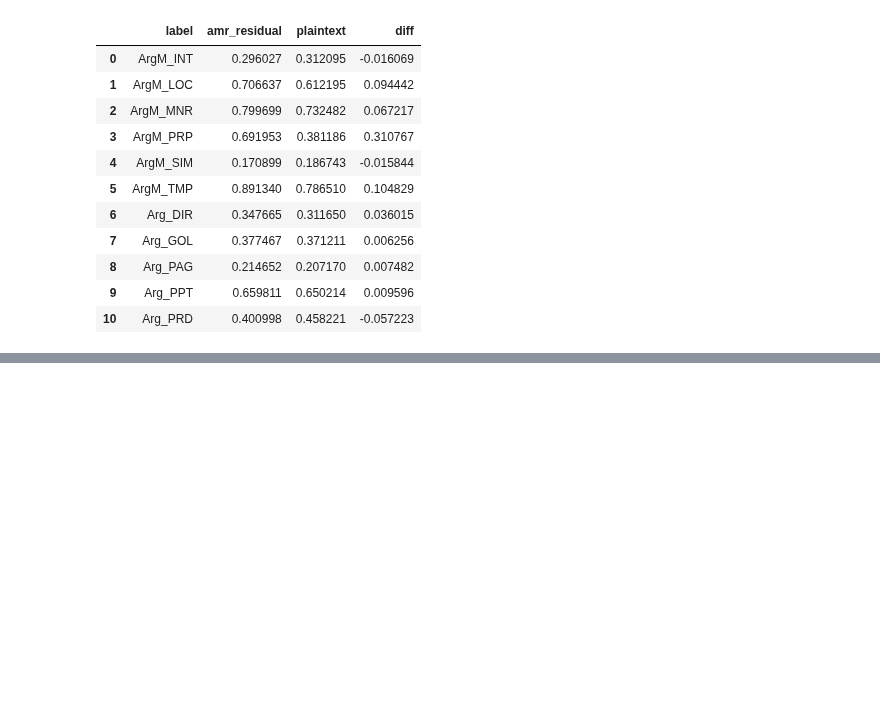
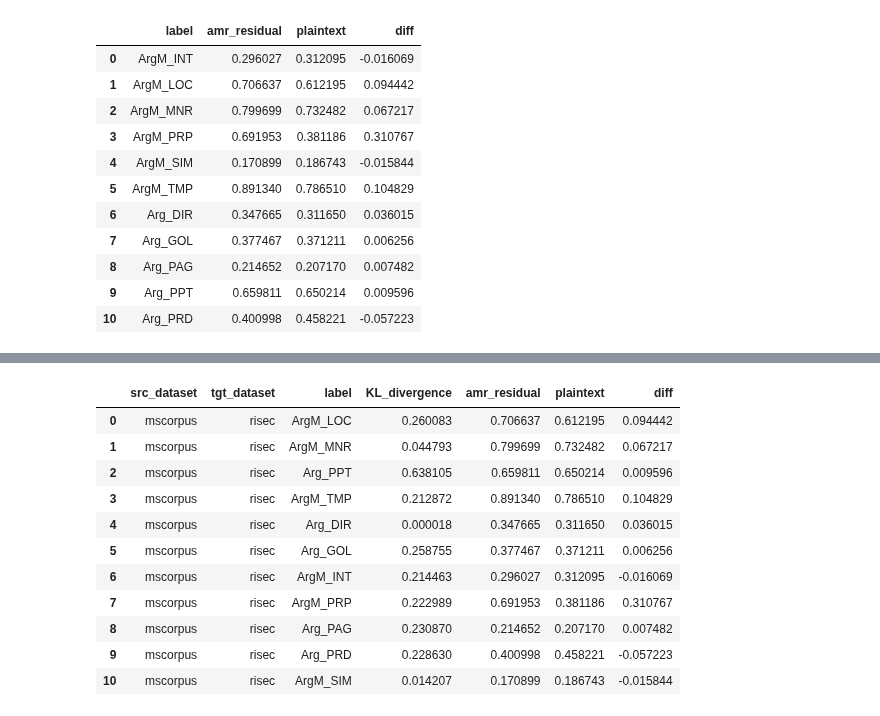
Before and after one commit to ShoRit/flow_graphs, a Jupyter notebook: code/analysis_notebooks/amr_correlation_analysis.ipynb, the cells around one changed output, grey strips where cells are left out. Cells and saved outputs as stored; diff of their text form; code cells hidden in the pictures; blank space fills up the shorter version.

```diff
--- a/code/analysis_notebooks/amr_correlation_analysis.ipynb
+++ b/code/analysis_notebooks/amr_correlation_analysis.ipynb
@@ -259,3 +266,17 @@ div_msc_risec.head()
 # %%
 joint_df = div_msc_risec.merge(msc_risec_df, on="label")
+joint_df
+# %% [output]
+|  | src_dataset | tgt_dataset | label | KL_divergence | amr_residual | plaintext | diff |
+| 0 | mscorpus | risec | ArgM_LOC | 0.260083 | 0.706637 | 0.612195 | 0.094442 |
+| 1 | mscorpus | risec | ArgM_MNR | 0.044793 | 0.799699 | 0.732482 | 0.067217 |
+| 2 | mscorpus | risec | Arg_PPT | 0.638105 | 0.659811 | 0.650214 | 0.009596 |
+| 3 | mscorpus | risec | ArgM_TMP | 0.212872 | 0.891340 | 0.786510 | 0.104829 |
+| 4 | mscorpus | risec | Arg_DIR | 0.000018 | 0.347665 | 0.311650 | 0.036015 |
+| 5 | mscorpus | risec | Arg_GOL | 0.258755 | 0.377467 | 0.371211 | 0.006256 |
+| 6 | mscorpus | risec | ArgM_INT | 0.214463 | 0.296027 | 0.312095 | -0.016069 |
+| 7 | mscorpus | risec | ArgM_PRP | 0.222989 | 0.691953 | 0.381186 | 0.310767 |
+| 8 | mscorpus | risec | Arg_PAG | 0.230870 | 0.214652 | 0.207170 | 0.007482 |
+| 9 | mscorpus | risec | Arg_PRD | 0.228630 | 0.400998 | 0.458221 | -0.057223 |
+| 10 | mscorpus | risec | ArgM_SIM | 0.014207 | 0.170899 | 0.186743 | -0.015844 |
 # %%
```
Also changed, not shown: parts of 7 cells of this notebook, 2 other files.
